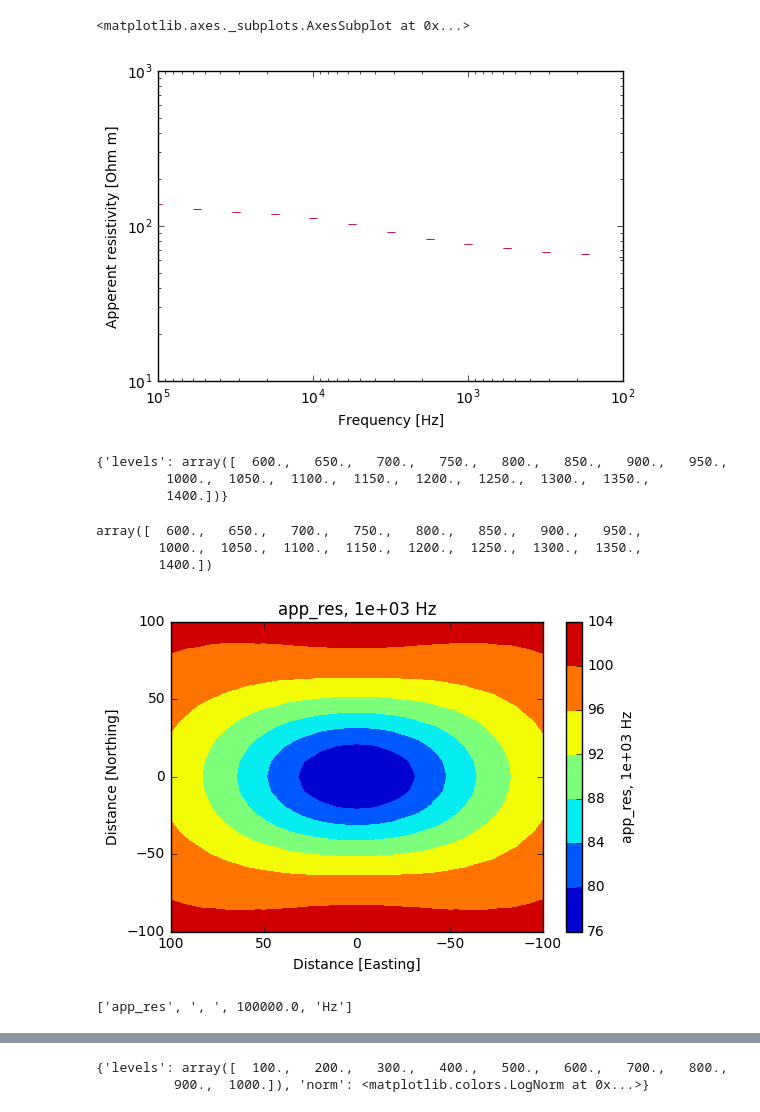
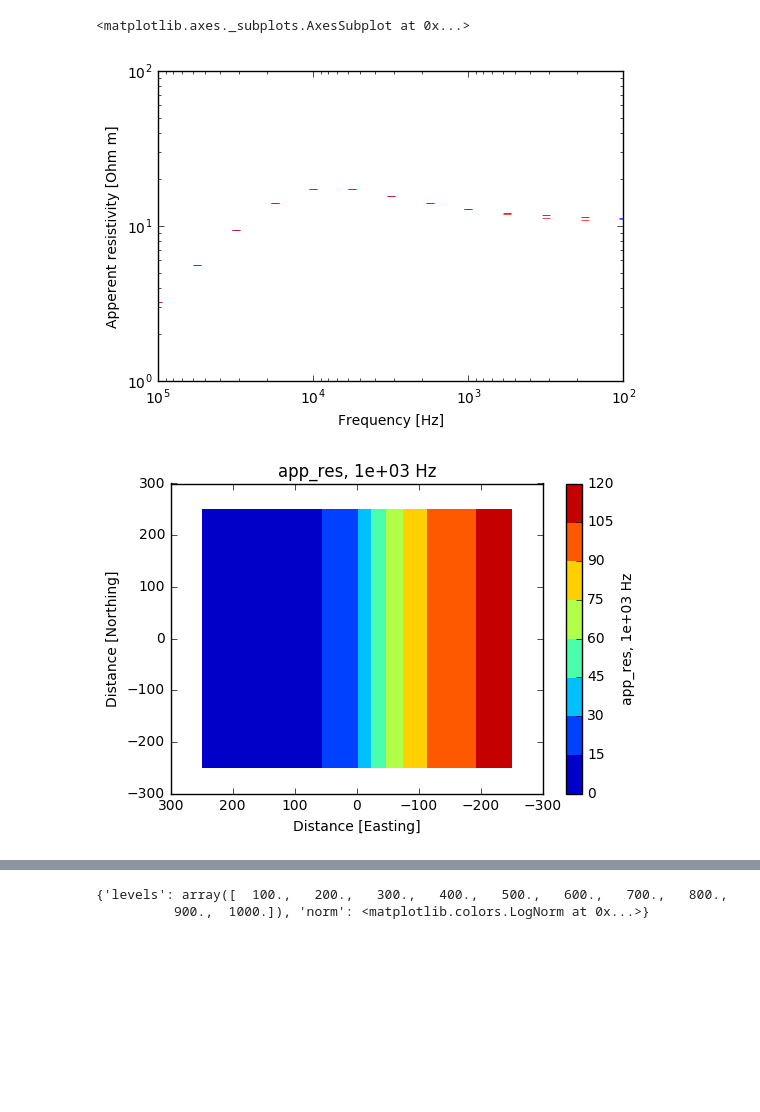
Before and after one commit to geoscixyz/em_examples, a Jupyter notebook: notebooks/geophysical_surveys/MT_Survey/plot data vertical contact.ipynb, the cells around one changed output, grey strips where cells are left out. Cells and saved outputs as stored; diff of their text form; code cells hidden in the pictures; blank space fills up the shorter version.

```diff
--- a/notebooks/geophysical_surveys/MT_Survey/plot data vertical contact.ipynb
+++ b/notebooks/geophysical_surveys/MT_Survey/plot data vertical contact.ipynb
@@ -20,13 +24,7 @@ import telluricpy
 # %%
-mtData = dill.load(open('sphere_mtData_1e2_1e1.pklb','rb'))
+mtData = dill.load(open('vertical_contact_mtData_1e2_1e1.pklb','rb'))
 # %%
-mtData.plot_app_res(np.array([0.,0.]))
+mtData.plot_app_res(np.array([250.,0.]))
 # %% [output]
 <matplotlib.axes._subplots.AxesSubplot at 0x...>
-[figure, old version]
+[figure, new version]
-# %%
-cont_kwargs
-# %% [output]
-{'levels': array([  600.,   650.,   700.,   750.,   800.,   850.,   900.,   950.,
-         1000.,  1050.,  1100.,  1150.,  1200.,  1250.,  1300.,  1350.,
-         1400.])}
@@ -35,6 +30,0 @@ mtData.map_iso_frequency??
-# %%
-np.linspace(600,1400,17)
-# %% [output]
-array([  600.,   650.,   700.,   750.,   800.,   850.,   900.,   950.,
-        1000.,  1050.,  1100.,  1150.,  1200.,  1250.,  1300.,  1350.,
-        1400.])
@@ -49,8 +37,4 @@ plt.gca().set_title(('%s, %.g Hz')%(component,freq))
 cb = plt.colorbar()
 cb.set_label(('%s, %.g Hz')%(component,freq))
 # %% [output]
-[figure, old version]
+[figure, new version]
-# %%
-[component,', ',freq, 'Hz'
-# %% [output]
-['app_res', ', ', 100000.0, 'Hz']
```
Also changed, not shown: parts of 17 cells of this notebook, 1 other file.
